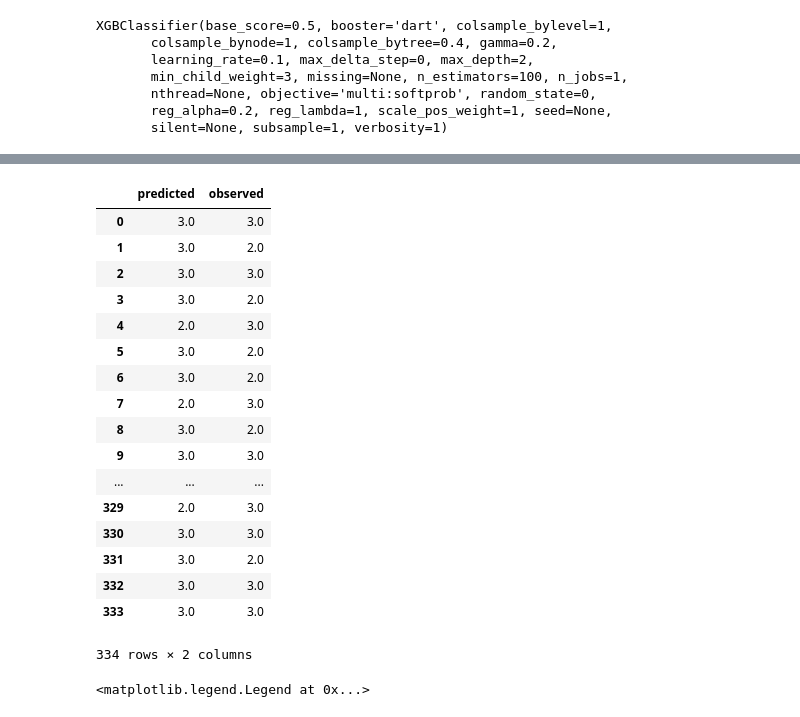
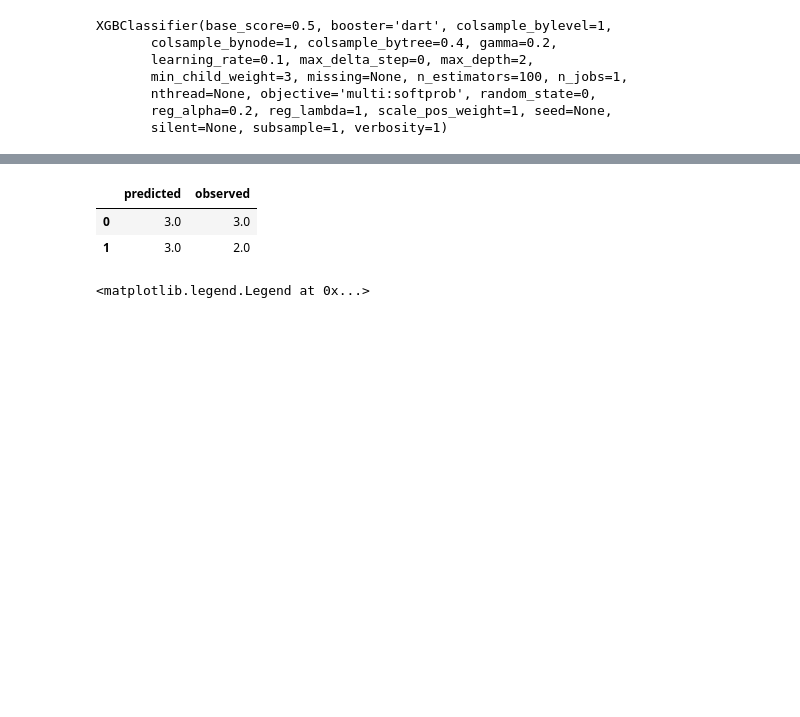
Before and after one commit to sudhanshuranjansr/Human_Happiness_index, a Jupyter notebook: master_project_1.0.ipynb, the cells around one changed output, grey strips where cells are left out. Saved outputs shown, nothing was run; the diff lists cells and outputs as text; code cells hidden in the pictures; blank space fills up the shorter version.

```diff
--- a/master_project_1.0.ipynb
+++ b/master_project_1.0.ipynb
@@ -548,26 +561,11 @@ accuracy_score(numriser(DataFrame(y_pre1)[0].values),(numriser(DataFrame(y_test)
 # %%
 df_pre1=DataFrame([numriser(DataFrame(y_pre1)[0].values),DataFrame(y_test)[0].values],index=["predicted","observed"]).T
 # %%
-df_pre1
+df_pre1.head(2)
 # %% [output]
 |  | predicted | observed |
 | 0 | 3.0 | 3.0 |
 | 1 | 3.0 | 2.0 |
-| 2 | 3.0 | 3.0 |
-| 3 | 3.0 | 2.0 |
-| 4 | 2.0 | 3.0 |
-| 5 | 3.0 | 2.0 |
-| 6 | 3.0 | 2.0 |
-| 7 | 2.0 | 3.0 |
-| 8 | 3.0 | 2.0 |
-| 9 | 3.0 | 3.0 |
-| ... | ... | ... |
-| 329 | 2.0 | 3.0 |
-| 330 | 3.0 | 3.0 |
-| 331 | 3.0 | 2.0 |
-| 332 | 3.0 | 3.0 |
-| 333 | 3.0 | 3.0 |
-334 rows × 2 columns
 # %%
 df_pre1["predicted"].plot(kind="kde",label=True,figsize=(15,5),alpha=1)
 df_pre1["observed"].plot(kind="kde",label=True,figsize=(15,5),alpha=1)
```
Also changed, not shown: parts of 47 cells of this notebook.
